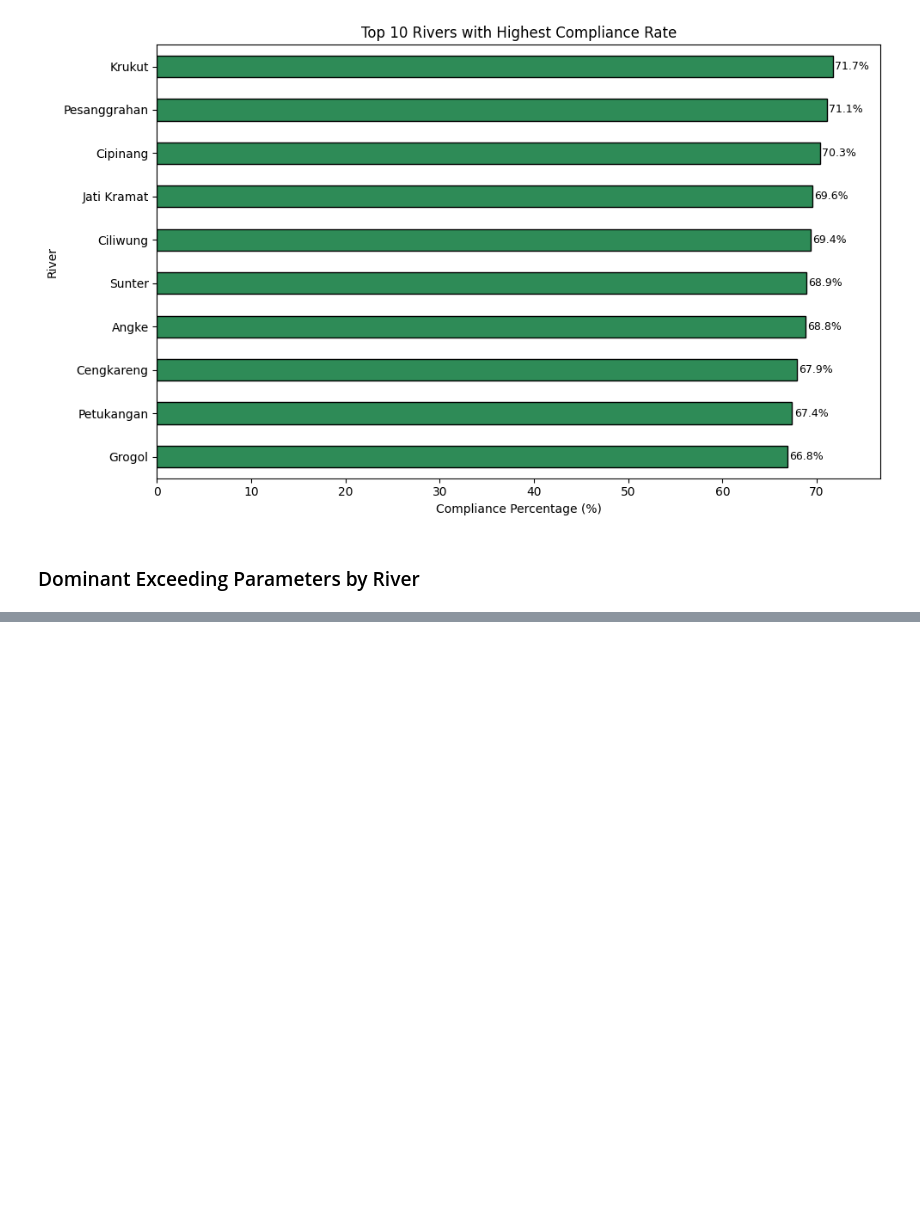
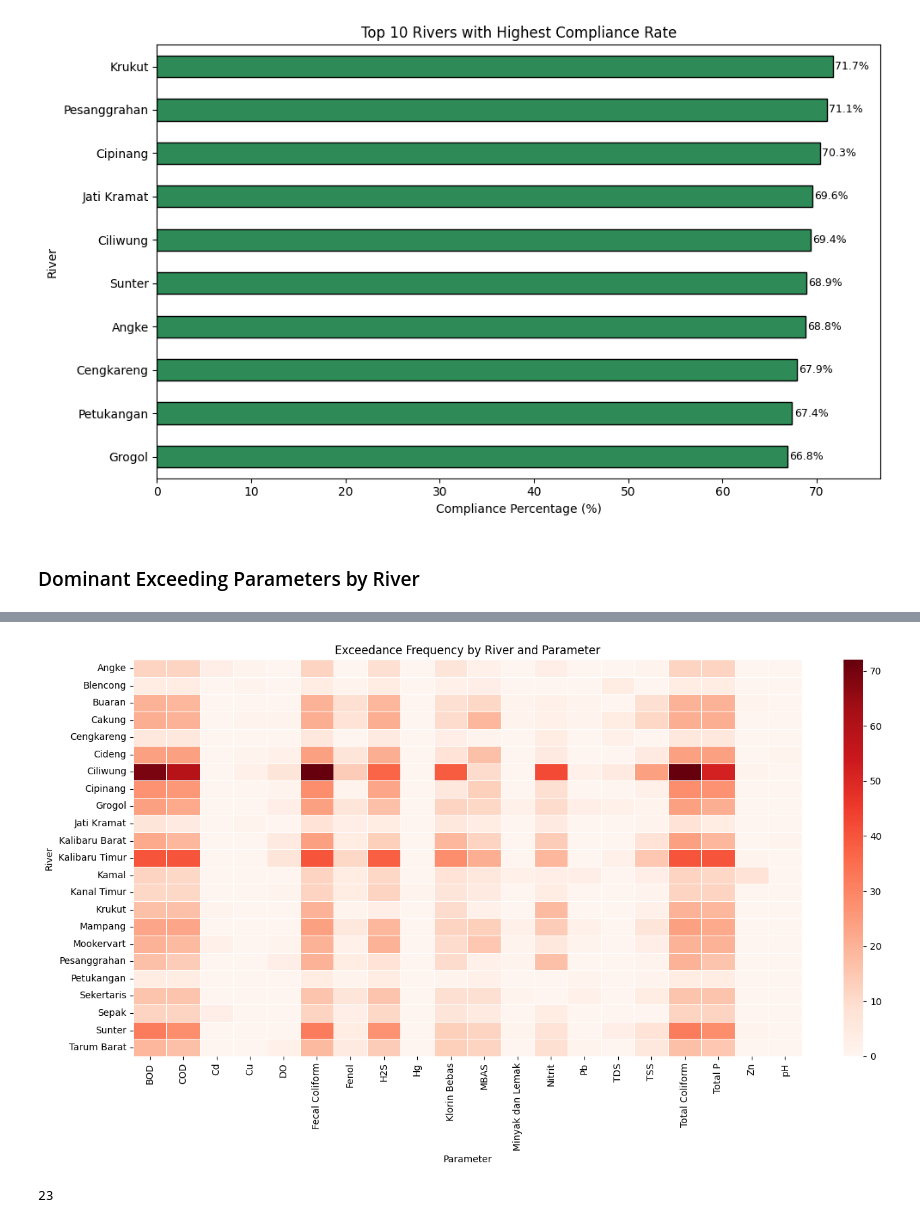
Before and after one commit to ARizalma/river-water-quality-analysis, a Jupyter notebook: notebooks/04_water_quality_analysis.ipynb, the cells around one changed output, grey strips where cells are left out. Saved outputs shown, nothing was run; the diff lists cells and outputs as text; code cells hidden in the pictures; blank space fills up the shorter version.

Commit message:
Implement river and parameter quality analysis in notebook 04

```diff
--- a/notebooks/04_water_quality_analysis.ipynb
+++ b/notebooks/04_water_quality_analysis.ipynb
@@ -485,3 +485,7 @@ plt.show()
 [figure]
 # %% [markdown]
 ### Dominant Exceeding Parameters by River
+# %%
+exceed_df = df[df["status"] == "Exceeds Standard"]
+
+exceed_df.head()
@@ -487,0 +499,9 @@ plt.show()
+# %%
+river_parameter = (
+    exceed_df
+    .groupby(["river_name", "parameter_name"])
+    .size()
+    .unstack(fill_value=0)
+)
+
+river_parameter.head()
@@ -487,0 +516,30 @@ plt.show()
+# %%
+plt.figure(figsize=(14,8))
+
+sns.heatmap(
+    river_parameter,
+    cmap="Reds",
+    linewidths=.5
+)
+
+plt.title("Exceedance Frequency by River and Parameter")
+
+plt.xlabel("Parameter")
+
+plt.ylabel("River")
+
+plt.tight_layout()
+
+plt.savefig(
+    "river_parameter_heatmap.png",
+    dpi=300,
+    bbox_inches="tight"
+)
+
+plt.show()
+# %% [output]
+[figure, added]
+# %%
+df["parameter_name"].nunique()
+# %% [output]
+23
```
Also changed, not shown: parts of 21 cells of this notebook.
